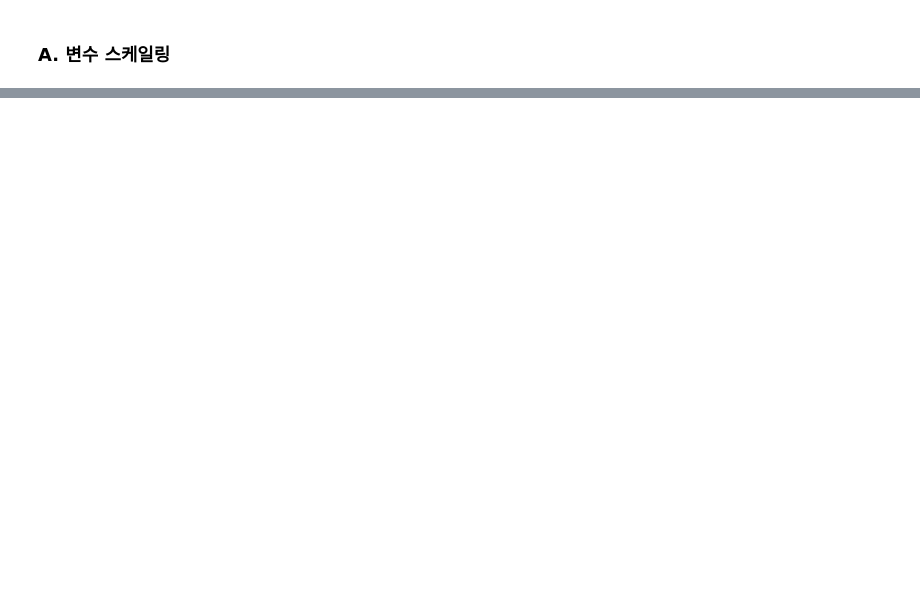
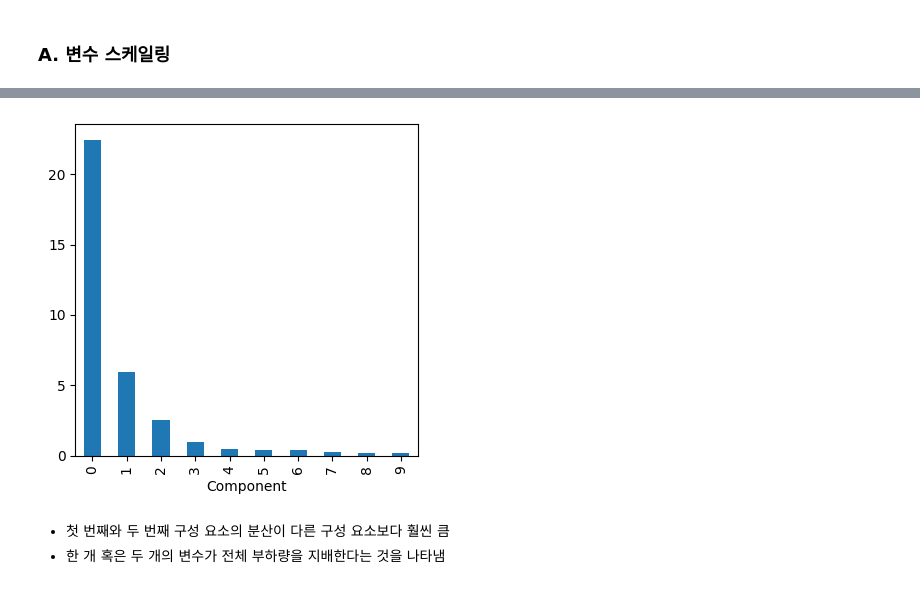
Before and after one commit to viola2002/dartb, a Jupyter notebook: study_group/2025_WV_Statistics/code/7th_week_TIL.ipynb, the cells around one changed output, grey strips where cells are left out. Cells and saved outputs as stored; diff of their text form; code cells hidden in the pictures; blank space fills up the shorter version.

```diff
--- a/study_group/2025_WV_Statistics/code/7th_week_TIL.ipynb
+++ b/study_group/2025_WV_Statistics/code/7th_week_TIL.ipynb
@@ -613,0 +694,19 @@ plt.show()
+# %%
+syms = ['GOOGL', 'AMZN', 'AAPL', 'MSFT', 'CSCO', 'INTC', 'CVX', 'XOM',
+        'SLB', 'COP', 'JPM', 'WFC', 'USB', 'AXP', 'WMT', 'TGT', 'HD', 'COST']
+top_sp1 = sp500_px.loc[sp500_px.index >= '2005-01-01', syms]
+
+sp_pca1 = PCA()
+sp_pca1.fit(top_sp1)
+
+explained_variance = pd.DataFrame(sp_pca1.explained_variance_)
+ax = explained_variance.head(10).plot.bar(legend=False, figsize=(4, 4))
+ax.set_xlabel('Component')
+
+plt.tight_layout()
+plt.show()
+# %% [output]
+[figure, added]
+# %% [markdown]
+- 첫 번째와 두 번째 구성 요소의 분산이 다른 구성 요소보다 훨씬 큼
+- 한 개 혹은 두 개의 변수가 전체 부하량을 지배한다는 것을 나타냄
```
Also changed, not shown: parts of 33 cells of this notebook.
